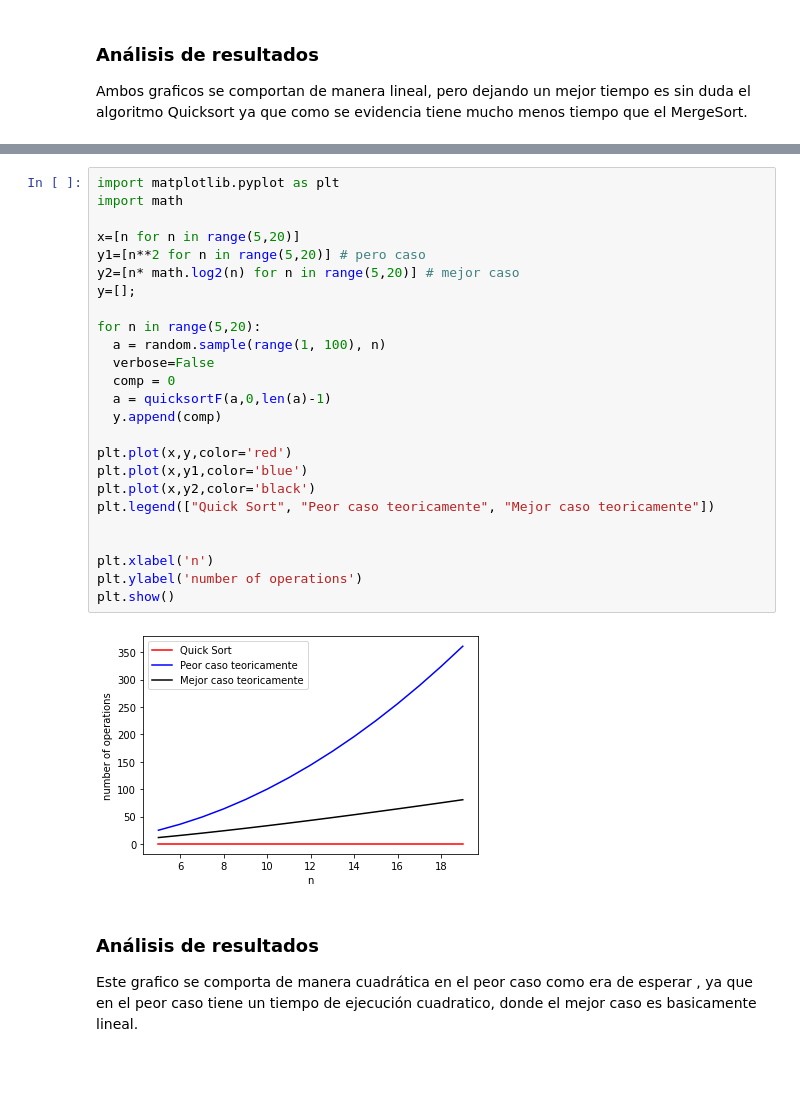
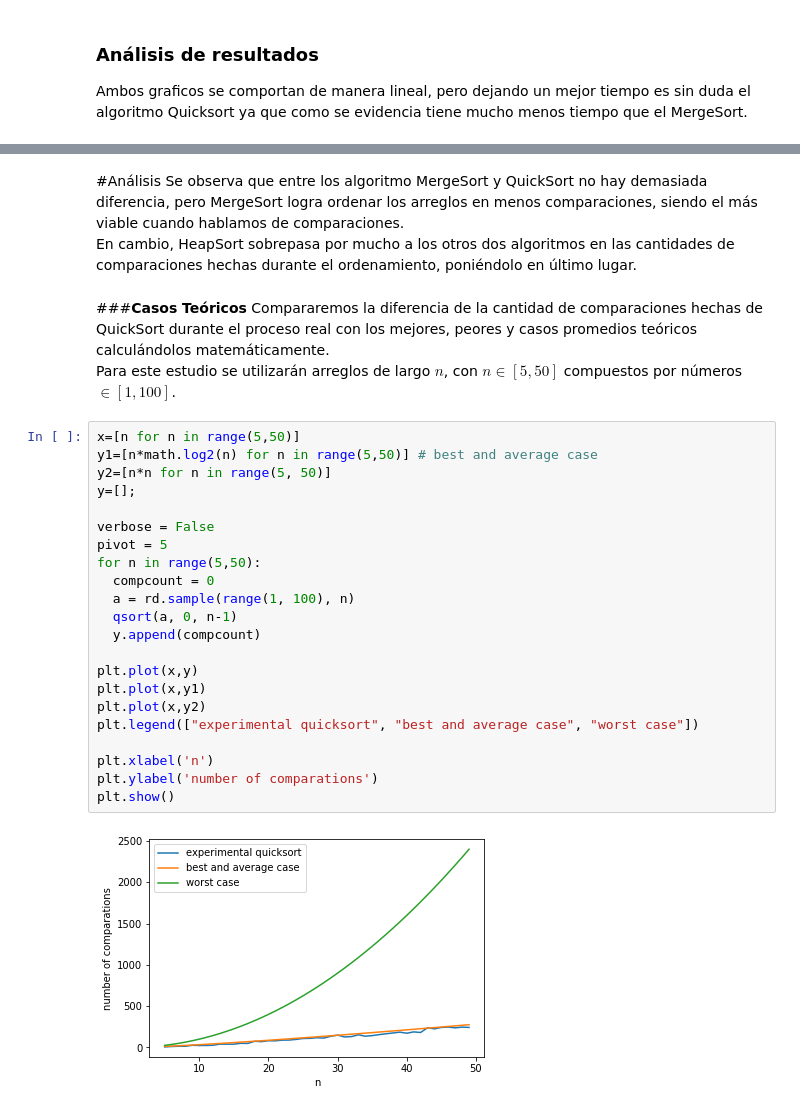
Before and after one commit to WINIRAIS/ADA-Informes, a Jupyter notebook: QuickSort.ipynb, the cells around one changed output, grey strips where cells are left out. Drawn from its saved outputs; the diff is of its cells as text; blank space fills up the shorter version.

```diff
--- a/QuickSort.ipynb
+++ b/QuickSort.ipynb
@@ -335,31 +479,32 @@ Ambos graficos se comportan de manera lineal, pero dejando un mejor tiempo es si
+# %% [markdown]
+#Análisis
+Se observa que entre los algoritmo MergeSort y QuickSort no hay demasiada diferencia, pero MergeSort logra ordenar los arreglos en menos comparaciones, siendo el más viable cuando hablamos de comparaciones.
+En cambio, HeapSort sobrepasa por mucho a los otros dos algoritmos en las cantidades de comparaciones hechas durante el ordenamiento, poniéndolo en último lugar.
+# %% [markdown]
+###**Casos Teóricos**
+Compararemos la diferencia de la cantidad de comparaciones hechas de QuickSort durante el proceso real con los mejores, peores y casos promedios teóricos calculándolos matemáticamente.
+Para este estudio se utilizarán arreglos de largo $n$, con $n \in [5, 50]$ compuestos por números $\in [1, 100]$.
 # %%
-import matplotlib.pyplot as plt
-import math
-
-x=[n for n in range(5,20)]
-y1=[n**2 for n in range(5,20)] # pero caso
-y2=[n* math.log2(n) for n in range(5,20)] # mejor caso
+x=[n for n in range(5,50)]
+y1=[n*math.log2(n) for n in range(5,50)] # best and average case
+y2=[n*n for n in range(5, 50)]
 y=[];
 
-for n in range(5,20):
-  a = random.sample(range(1, 100), n)
-  verbose=False
-  comp = 0
-  a = quicksortF(a,0,len(a)-1)
-  y.append(comp)
+verbose = False
+pivot = 5
+for n in range(5,50):
+  compcount = 0
+  a = rd.sample(range(1, 100), n)
+  qsort(a, 0, n-1)
+  y.append(compcount)
 
-plt.plot(x,y,color='red')
-plt.plot(x,y1,color='blue')
-plt.plot(x,y2,color='black')
-plt.legend(["Quick Sort", "Peor caso teoricamente", "Mejor caso teoricamente"])
-
+plt.plot(x,y)
+plt.plot(x,y1)
+plt.plot(x,y2)
+plt.legend(["experimental quicksort", "best and average case", "worst case"])
 
 plt.xlabel('n')
-plt.ylabel('number of operations')
+plt.ylabel('number of comparations')
 plt.show()
 # %% [output]
-[figure, old version]
+[figure, new version]
-# %% [markdown]
-### Análisis de resultados
-
-Este grafico se comporta de manera cuadrática en el peor caso como era de esperar , ya que en el peor caso tiene un tiempo de ejecución cuadratico, donde el mejor caso es basicamente lineal.
```
Also changed, not shown: parts of 15 cells of this notebook.
